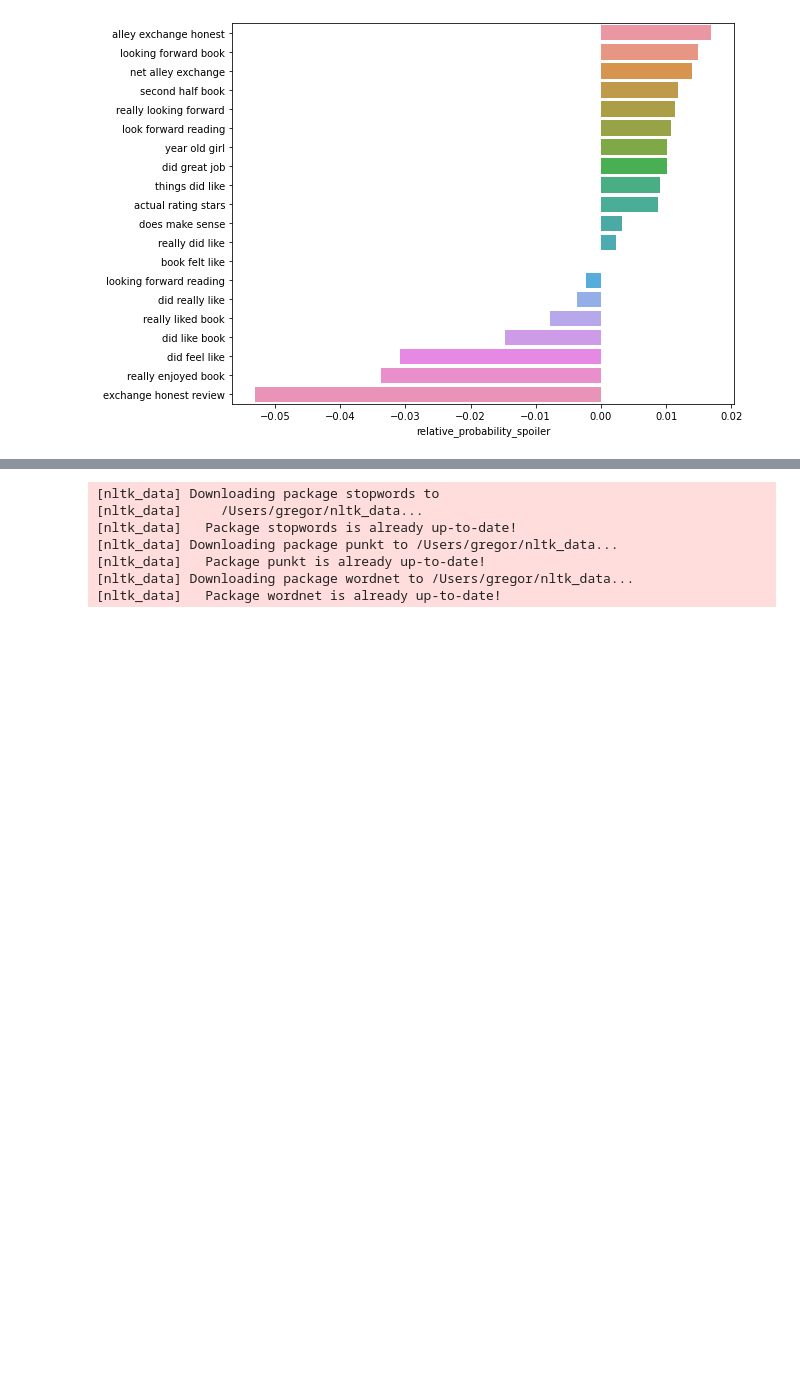
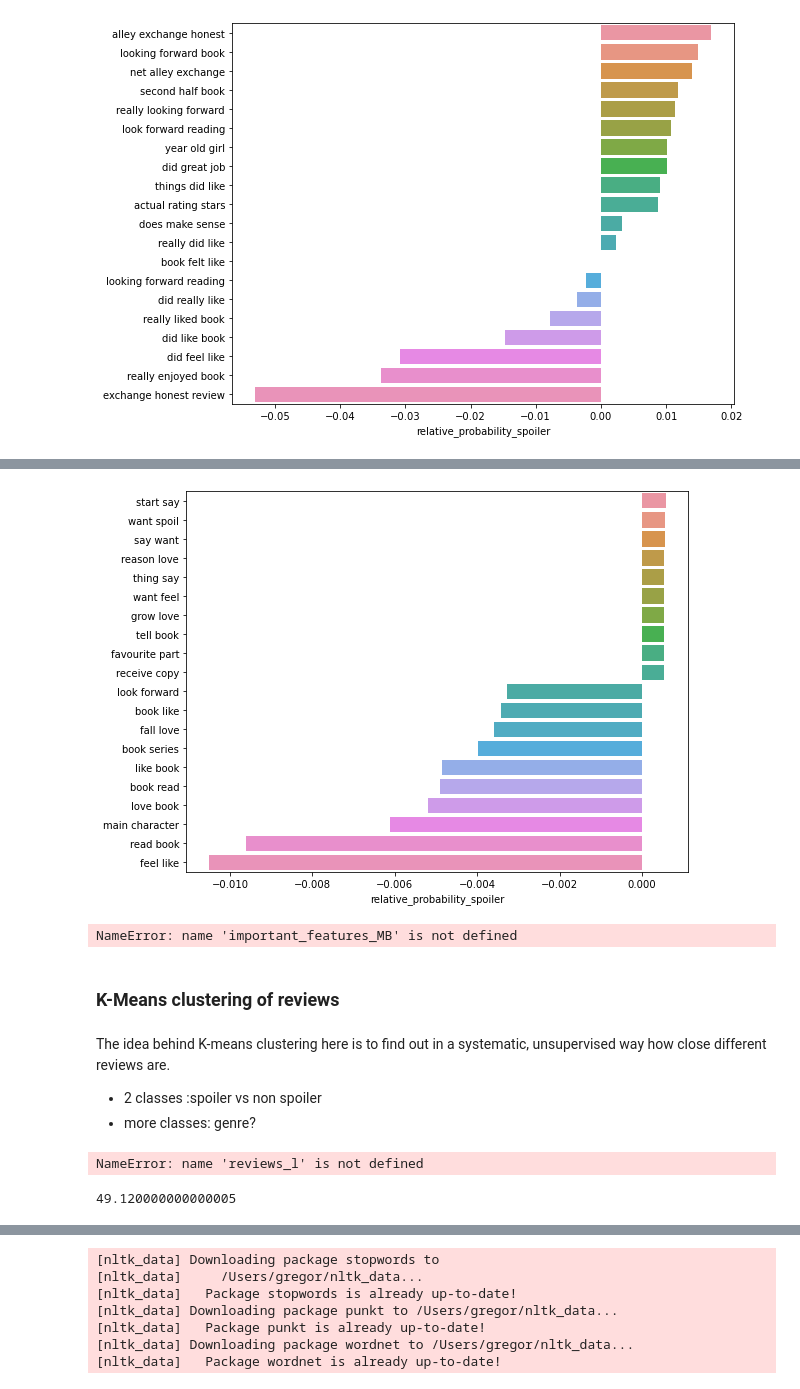
Before and after one commit to GHabeck/202011_capstone_project, a Jupyter notebook: spoiler_reviews.ipynb, the cells around one changed output, grey strips where cells are left out. Cells and saved outputs as stored; diff of their text form; code cells hidden in the pictures; blank space fills up the shorter version.

```diff
--- a/spoiler_reviews.ipynb
+++ b/spoiler_reviews.ipynb
@@ -1215,0 +1245,14 @@ time.strftime("%H:%M:%S", time.gmtime(elapsed_time))
+# %%
+important_features_MB(reviews_l, labels_all,vectorizer = 'T', stop_words = None, ngram = (2,2))
+# %% [output]
+[figure, added]
+# %%
+important_features_MB(reviews_l, labels_all,vectorizer = 'T', stop_words = None, ngram = (3,3))
+# %% [output]
+NameError: name 'important_features_MB' is not defined
+# %% [markdown]
+### K-Means clustering of reviews
+# %% [markdown]
+The idea behind K-means clustering here is to find out in a systematic, unsupervised way how close different reviews are.
+* 2 classes :spoiler vs non spoiler
+* more classes: genre?
@@ -1215,0 +1265,14 @@ time.strftime("%H:%M:%S", time.gmtime(elapsed_time))
+# %%
+# get 10000 reviews
+df_reviews = pd.DataFrame({
+    'review_text': reviews_l,
+    'spoiler': labels_all
+})
+df_reviews_selection = df_reviews.sample(n = 10000, random_state = 42)
+# %% [output]
+NameError: name 'reviews_l' is not defined
+# %%
+# get percentage of reviews with spoiler
+np.mean(df_reviews_selection.spoiler)*100
+# %% [output]
+49.120000000000005
```
Also changed, not shown: parts of 39 cells of this notebook.
